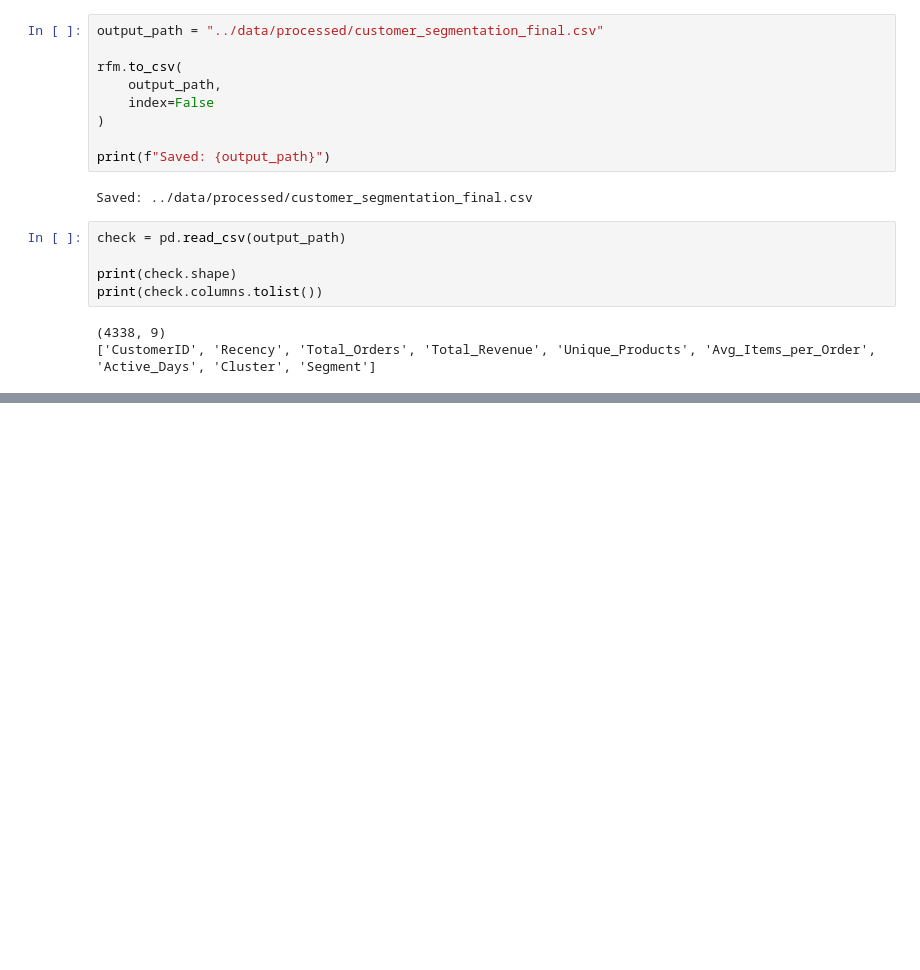
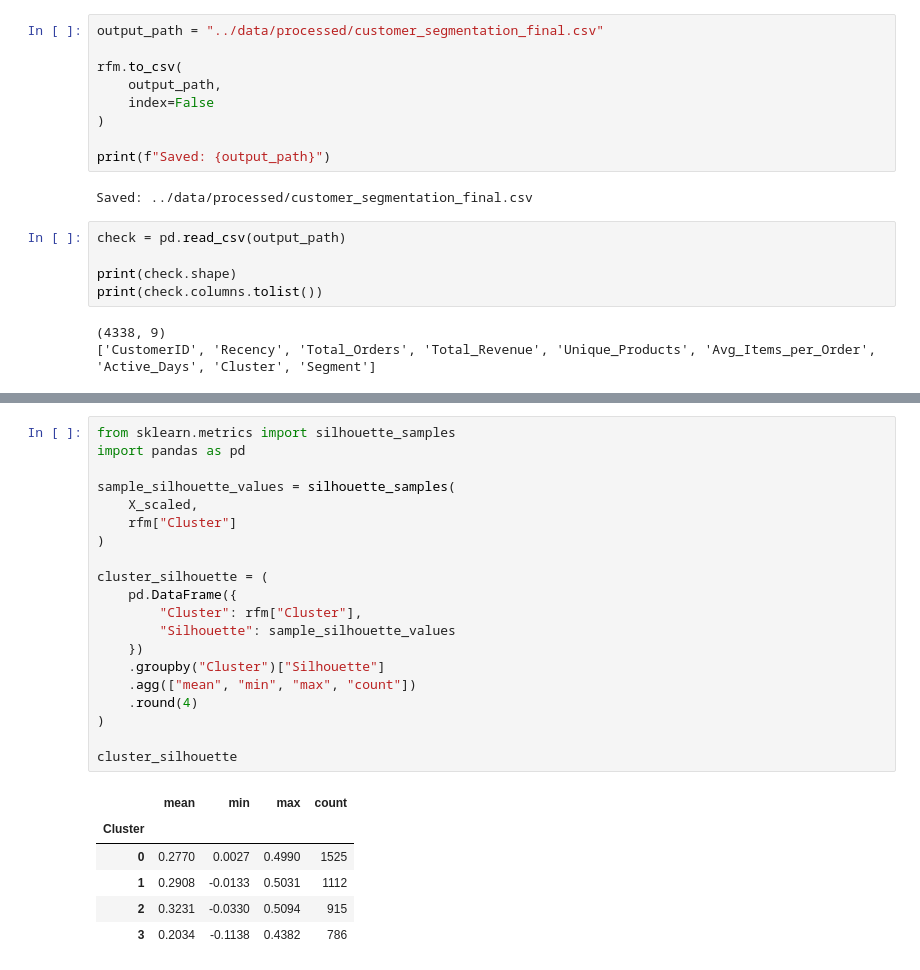
Before and after one commit to sayani-code/customer-segmentation-business-strategy, a Jupyter notebook: notebooks/03_customer_features.ipynb, the cells around one changed output, grey strips where cells are left out. Cells and saved outputs as stored; diff of their text form; blank space fills up the shorter version.

```diff
--- a/notebooks/03_customer_features.ipynb
+++ b/notebooks/03_customer_features.ipynb
@@ -733,0 +745,27 @@ print(check.columns.tolist())
+# %%
+from sklearn.metrics import silhouette_samples
+import pandas as pd
+
+sample_silhouette_values = silhouette_samples(
+    X_scaled,
+    rfm["Cluster"]
+)
+
+cluster_silhouette = (
+    pd.DataFrame({
+        "Cluster": rfm["Cluster"],
+        "Silhouette": sample_silhouette_values
+    })
+    .groupby("Cluster")["Silhouette"]
+    .agg(["mean", "min", "max", "count"])
+    .round(4)
+)
+
+cluster_silhouette
+# %% [output]
+|  | mean | min | max | count |
+| Cluster |  |  |  |  |
+| 0 | 0.2770 | 0.0027 | 0.4990 | 1525 |
+| 1 | 0.2908 | -0.0133 | 0.5031 | 1112 |
+| 2 | 0.3231 | -0.0330 | 0.5094 | 915 |
+| 3 | 0.2034 | -0.1138 | 0.4382 | 786 |
```
Also changed, not shown: parts of 5 cells of this notebook.
